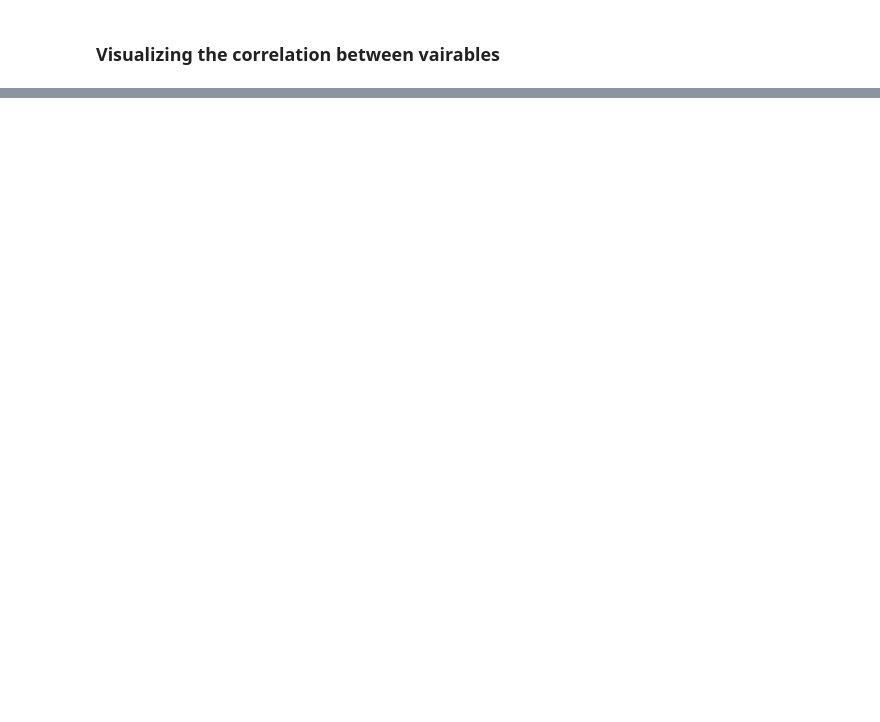
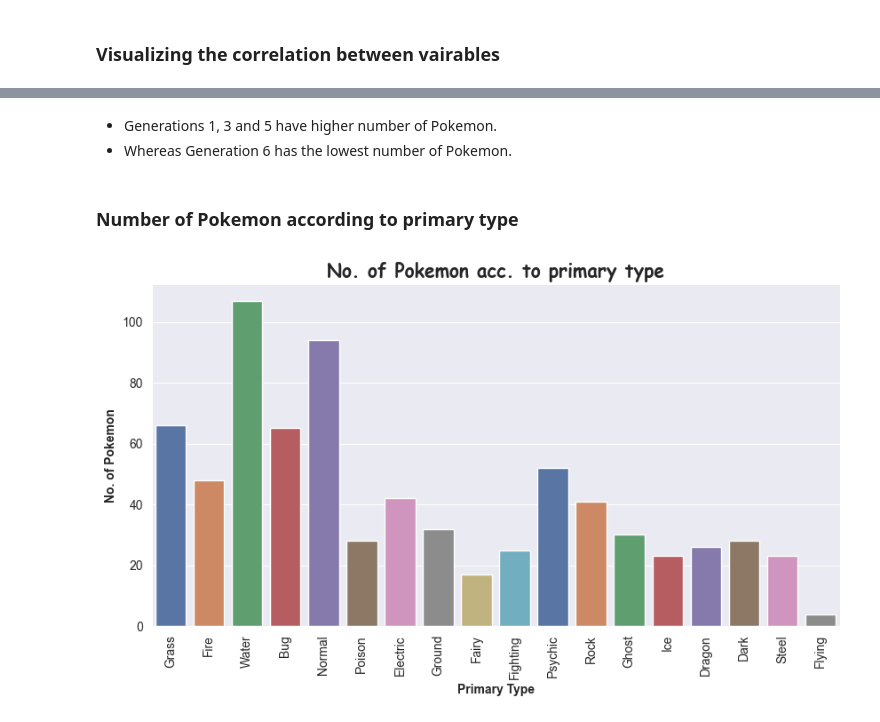
Before and after one commit to SamratAdhikari/Pokemon-Dataset-Analysis, a Jupyter notebook: Pokemon Dataset EDA.ipynb, the cells around one changed output, grey strips where cells are left out. Drawn from its saved outputs; the diff is of its cells as text; code cells hidden in the pictures; blank space fills up the shorter version.

```diff
--- a/Pokemon Dataset EDA.ipynb
+++ b/Pokemon Dataset EDA.ipynb
@@ -92,0 +143,17 @@ And apparently, there are no negative correlations between any two variables.
+# %% [markdown]
+- Generations 1, 3 and 5 have higher number of Pokemon.
+- Whereas Generation 6 has the lowest number of Pokemon.
+# %% [markdown]
+### Number of Pokemon according to primary type
+# %%
+plt.figure(figsize=(10, 5))
+plt.title(label='No. of Pokemon acc. to primary type', fontdict={'family':'Comic Sans MS', 'size':15, 'weight':'bold'})
+
+sns.countplot(data=df, x='Type 1', palette='deep')
+
+plt.xticks(rotation=90)
+plt.xlabel(xlabel='Primary Type', fontdict={'weight':'bold'})
+plt.ylabel(ylabel='No. of Pokemon', fontdict={'weight':'bold'})
+plt.show()
+# %% [output]
+[figure, added]
```
Also changed, not shown: parts of 39 cells of this notebook, 1 other file.
